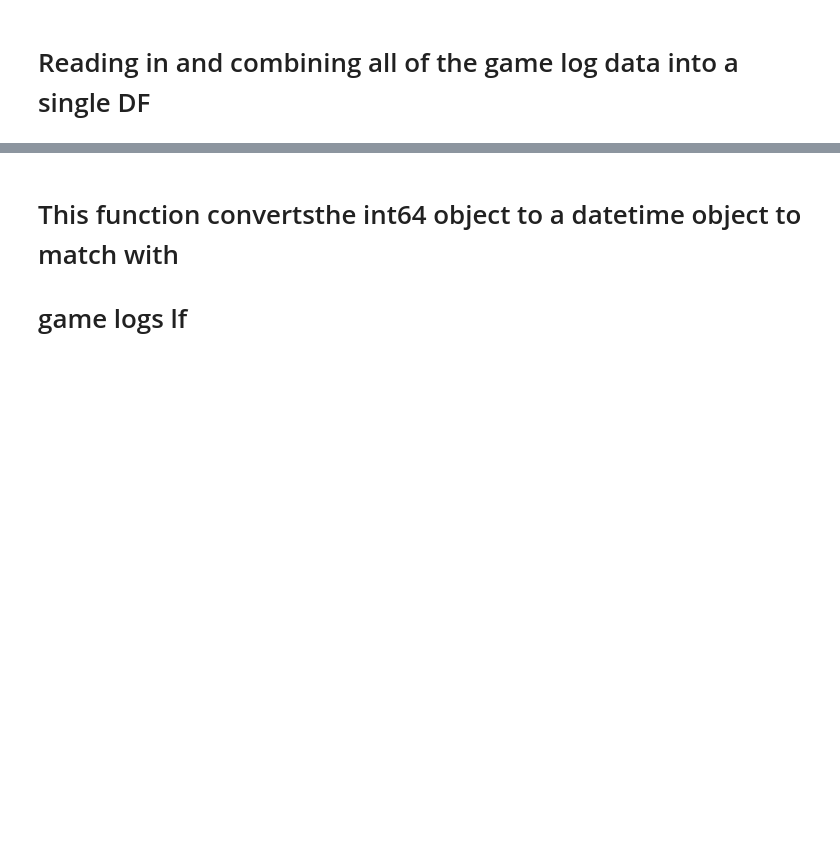
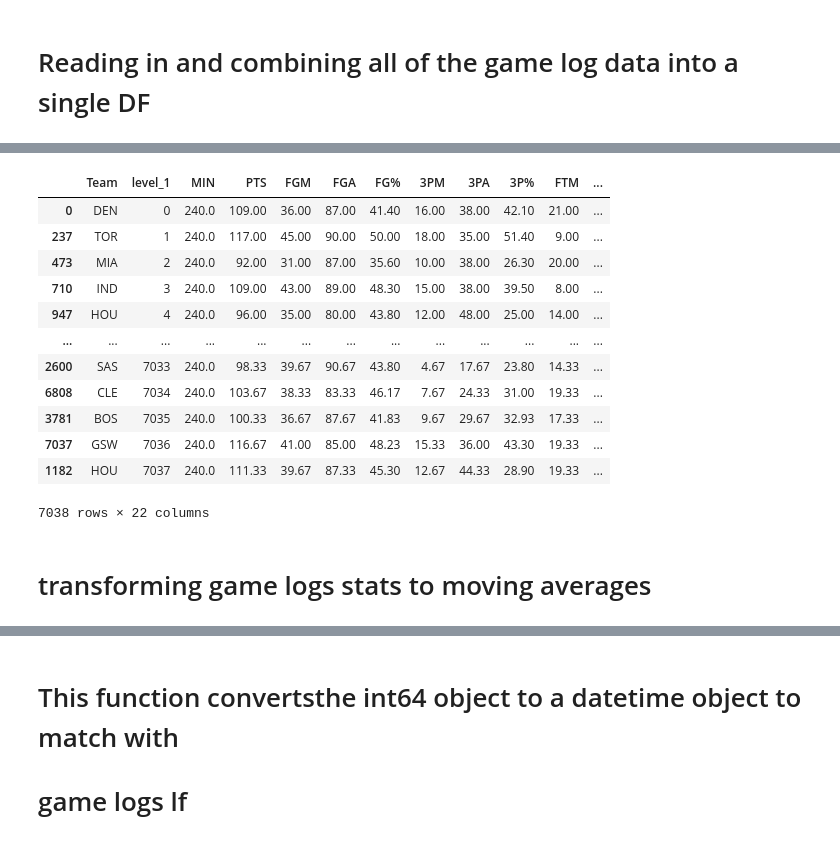
Before and after one commit to amoss038/Over_under, a Jupyter notebook: DF_combiner.ipynb, the cells around one changed output, grey strips where cells are left out. Saved outputs shown, nothing was run; the diff lists cells and outputs as text; code cells hidden in the pictures; blank space fills up the shorter version.

Commit message:
w moving averages

```diff
--- a/DF_combiner.ipynb
+++ b/DF_combiner.ipynb
@@ -67,0 +78,18 @@ full
+# %%
+grouped = round(full_game_logs.groupby(['Team'], sort=False).rolling(3, min_periods=1).mean(),2).reset_index()
+# %%
+grouped.sort_values('level_1')
+# %% [output]
+|  | Team | level_1 | MIN | PTS | FGM | FGA | FG% | 3PM | 3PA | 3P% | FTM | ... |
+| 0 | DEN | 0 | 240.0 | 109.00 | 36.00 | 87.00 | 41.40 | 16.00 | 38.00 | 42.10 | 21.00 | ... |
+| 237 | TOR | 1 | 240.0 | 117.00 | 45.00 | 90.00 | 50.00 | 18.00 | 35.00 | 51.40 | 9.00 | ... |
+| 473 | MIA | 2 | 240.0 | 92.00 | 31.00 | 87.00 | 35.60 | 10.00 | 38.00 | 26.30 | 20.00 | ... |
+| 710 | IND | 3 | 240.0 | 109.00 | 43.00 | 89.00 | 48.30 | 15.00 | 38.00 | 39.50 | 8.00 | ... |
+| 947 | HOU | 4 | 240.0 | 96.00 | 35.00 | 80.00 | 43.80 | 12.00 | 48.00 | 25.00 | 14.00 | ... |
+| ... | ... | ... | ... | ... | ... | ... | ... | ... | ... | ... | ... | ... |
+| 2600 | SAS | 7033 | 240.0 | 98.33 | 39.67 | 90.67 | 43.80 | 4.67 | 17.67 | 23.80 | 14.33 | ... |
+| 6808 | CLE | 7034 | 240.0 | 103.67 | 38.33 | 83.33 | 46.17 | 7.67 | 24.33 | 31.00 | 19.33 | ... |
+| 3781 | BOS | 7035 | 240.0 | 100.33 | 36.67 | 87.67 | 41.83 | 9.67 | 29.67 | 32.93 | 17.33 | ... |
+| 7037 | GSW | 7036 | 240.0 | 116.67 | 41.00 | 85.00 | 48.23 | 15.33 | 36.00 | 43.30 | 19.33 | ... |
+| 1182 | HOU | 7037 | 240.0 | 111.33 | 39.67 | 87.33 | 45.30 | 12.67 | 44.33 | 28.90 | 19.33 | ... |
+7038 rows × 22 columns
@@ -67,0 +100,2 @@ full
+# %% [markdown]
+# transforming game logs stats to moving averages
```
Also changed, not shown: parts of 32 cells of this notebook, 4 other files.
